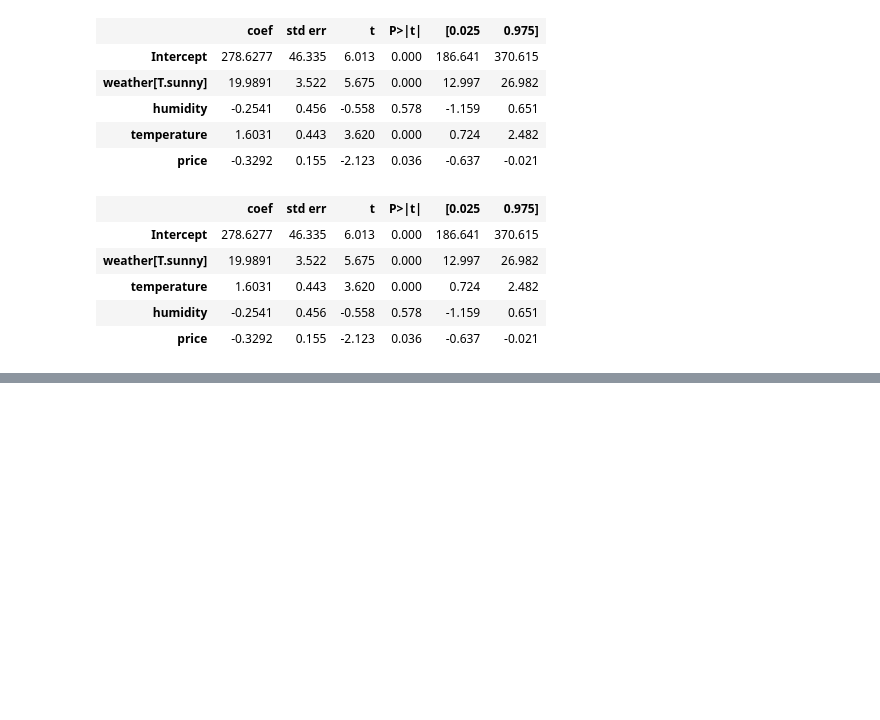
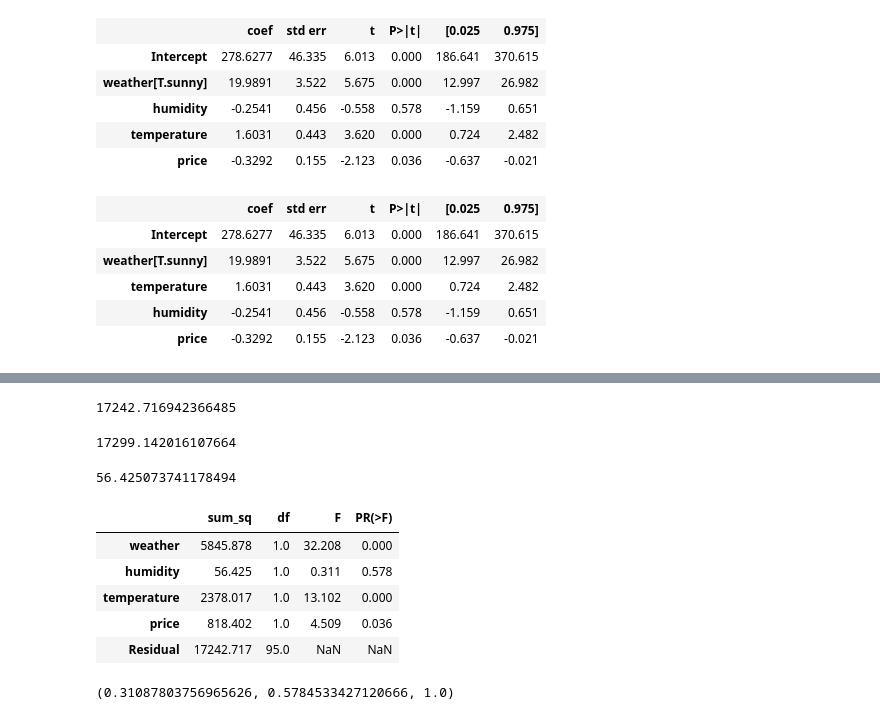
Before and after one commit to KentFujii/py_statistics, a Jupyter notebook: lm/multiple_linear_regression.ipynb, the cells around one changed output, grey strips where cells are left out. Saved outputs shown, nothing was run; the diff lists cells and outputs as text; code cells hidden in the pictures; blank space fills up the shorter version.

```diff
--- a/lm/multiple_linear_regression.ipynb
+++ b/lm/multiple_linear_regression.ipynb
@@ -123,0 +196,35 @@ lm_sales_2.summary().tables[1]
+# %%
+mod_full = smf.ols(
+    'sales ~ weather + humidity + temperature + price',
+    sales
+).fit()
+resid_sq_full = sp.sum(mod_full.resid ** 2)
+resid_sq_full
+# %% [output]
+17242.716942366485
+# %%
+mod_non_humi = smf.ols(
+    'sales ~ weather + temperature + price',
+    sales
+).fit()
+resid_sq_non_humi = sp.sum(mod_non_humi.resid ** 2)
+resid_sq_non_humi
+# %% [output]
+17299.142016107664
+# %%
+resid_sq_non_humi - resid_sq_full
+# %% [output]
+56.425073741178494
+# %%
+sm.stats.anova_lm(mod_full, typ=2).round(3)
+# %% [output]
+|  | sum_sq | df | F | PR(>F) |
+| weather | 5845.878 | 1.0 | 32.208 | 0.000 |
+| humidity | 56.425 | 1.0 | 0.311 | 0.578 |
+| temperature | 2378.017 | 1.0 | 13.102 | 0.000 |
+| price | 818.402 | 1.0 | 4.509 | 0.036 |
+| Residual | 17242.717 | 95.0 | NaN | NaN |
+# %%
+mod_full.compare_f_test(mod_non_humi)
+# %% [output]
+(0.31087803756965626, 0.5784533427120666, 1.0)
```
Also changed, not shown: parts of 15 cells of this notebook, 9 other files.
